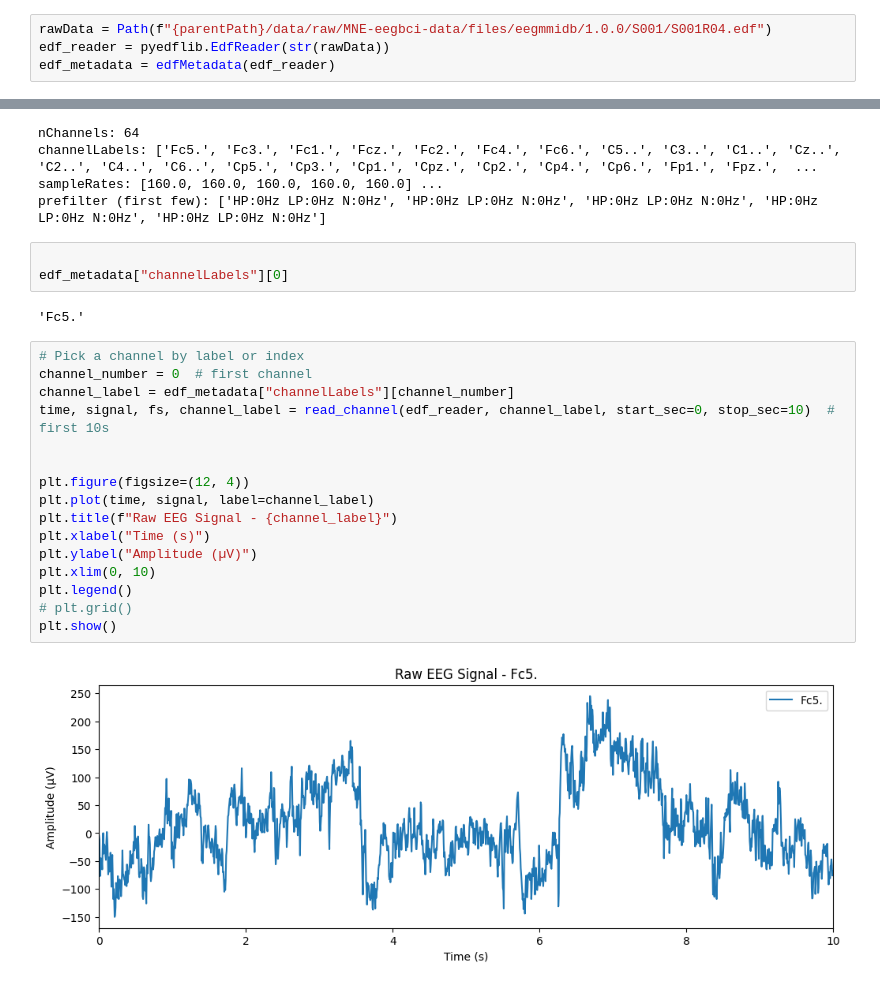
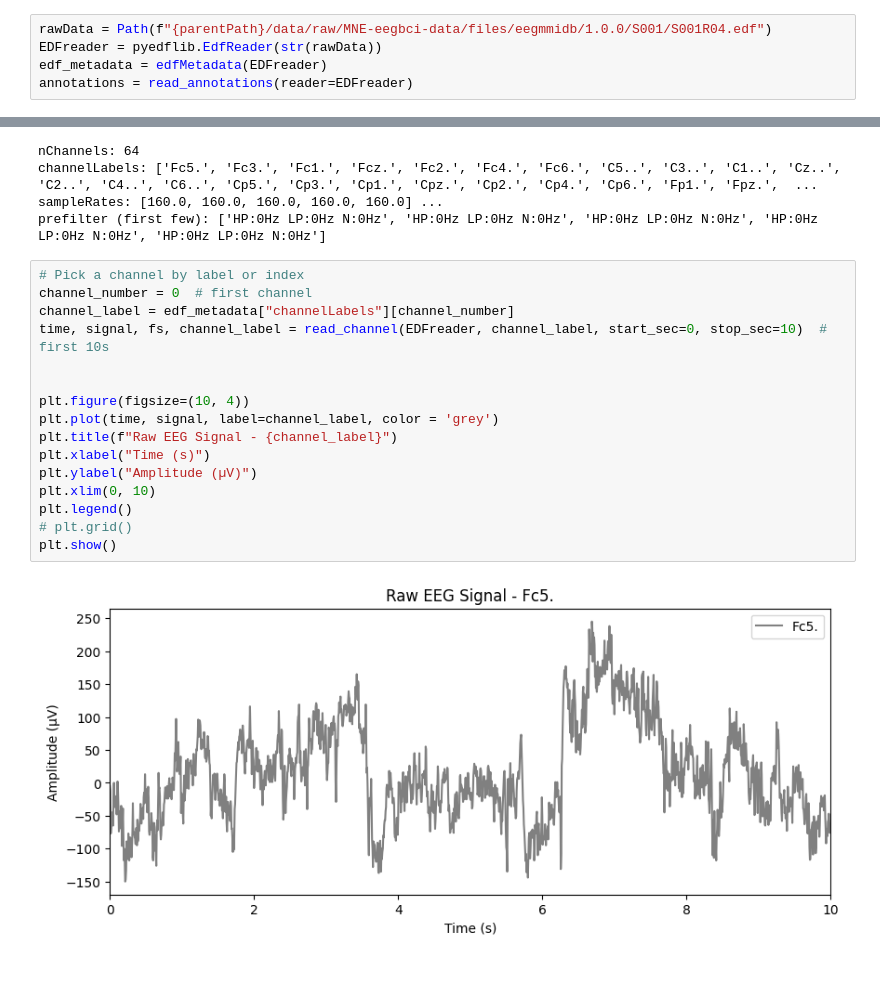
Before and after one commit to sumachinta/Motor-Imagery-EEG-Classifier, a Jupyter notebook: notebooks/01_explore_raw.ipynb, the cells around one changed output, grey strips where cells are left out. Drawn from its saved outputs; the diff is of its cells as text.

Commit message:
updated plotting functions

```diff
--- a/notebooks/01_explore_raw.ipynb
+++ b/notebooks/01_explore_raw.ipynb
@@ -29,4 +25,5 @@ Sampling rate: 160.0 Hz
 # %%
 rawData = Path(f"{parentPath}/data/raw/MNE-eegbci-data/files/eegmmidb/1.0.0/S001/S001R04.edf")
-edf_reader = pyedflib.EdfReader(str(rawData))
-edf_metadata = edfMetadata(edf_reader)
+EDFreader = pyedflib.EdfReader(str(rawData))
+edf_metadata = edfMetadata(EDFreader)
+annotations = read_annotations(reader=EDFreader)
@@ -40,26 +57,21 @@ nChannels: 64
 channelLabels: ['Fc5.', 'Fc3.', 'Fc1.', 'Fcz.', 'Fc2.', 'Fc4.', 'Fc6.', 'C5..', 'C3..', 'C1..', 'Cz..', 'C2..', 'C4..', 'C6..', 'Cp5.', 'Cp3.', 'Cp1.', 'Cpz.', 'Cp2.', 'Cp4.', 'Cp6.', 'Fp1.', 'Fpz.',  ...
 sampleRates: [160.0, 160.0, 160.0, 160.0, 160.0] ...
 prefilter (first few): ['HP:0Hz LP:0Hz N:0Hz', 'HP:0Hz LP:0Hz N:0Hz', 'HP:0Hz LP:0Hz N:0Hz', 'HP:0Hz LP:0Hz N:0Hz', 'HP:0Hz LP:0Hz N:0Hz']
-# %%
-
-edf_metadata["channelLabels"][0]
-# %% [output]
-'Fc5.'
 # %%
 # Pick a channel by label or index
 channel_number = 0  # first channel
 channel_label = edf_metadata["channelLabels"][channel_number]
-time, signal, fs, channel_label = read_channel(edf_reader, channel_label, start_sec=0, stop_sec=10)  # first 10s
+time, signal, fs, channel_label = read_channel(EDFreader, channel_label, start_sec=0, stop_sec=10)  # first 10s
 
 
-plt.figure(figsize=(12, 4))
-plt.plot(time, signal, label=channel_label)
+plt.figure(figsize=(10, 4))
+plt.plot(time, signal, label=channel_label, color = 'grey')
 plt.title(f"Raw EEG Signal - {channel_label}")
 plt.xlabel("Time (s)")
 plt.ylabel("Amplitude (µV)")
 plt.xlim(0, 10)
 plt.legend()
 # plt.grid()
 plt.show()
 # %% [output]
-[figure, old version]
+[figure, new version]
```
Also changed, not shown: parts of 13 cells of this notebook, 1 other file.
